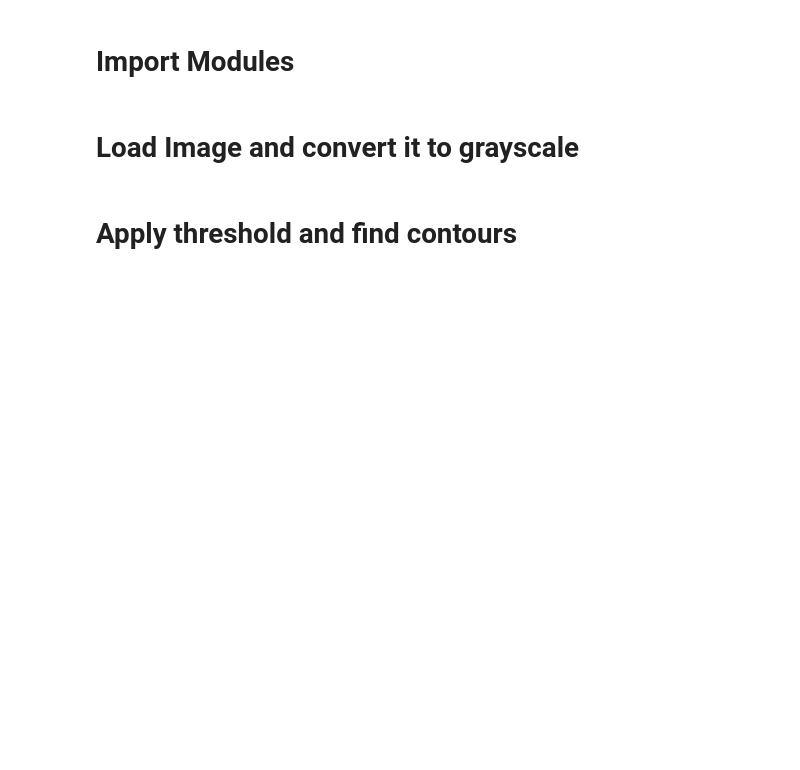
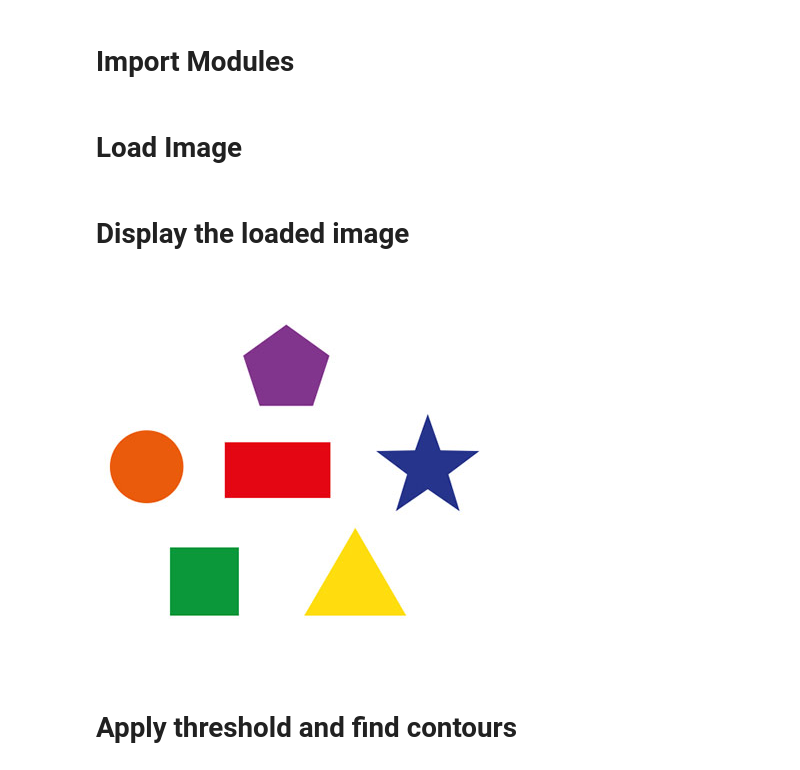
Before and after one commit to geekquad/Pixel-Processing, a Jupyter notebook: ShapeDetection/shape_detector.ipynb, the cells around one changed output. Saved outputs shown, nothing was run; the diff lists cells and outputs as text; code cells hidden in the pictures; blank space fills up the shorter version.

```diff
--- a/ShapeDetection/shape_detector.ipynb
+++ b/ShapeDetection/shape_detector.ipynb
@@ -5,7 +5,7 @@ import numpy as np
 import cv2
 from google.colab.patches import cv2_imshow
 # %% [markdown]
-# Load Image and convert it to grayscale
+# Load Image
 # %%
 # Image is loaded using cv2.imread() method.
 '''
@@ -14,8 +14,13 @@ Parameters:
   path - string representing the path of the image to be read.
   flag - specifies the way, image should be read.
 '''
-img=cv2.imread("different_shapes.jpg")
-image=cv2.cvtColor(img,cv2.COLOR_BGR2GRAY)
+img=cv2.imread("input.jpg")
+# %% [markdown]
+# Display the loaded image
+# %%
+cv2_imshow(img)
+# %% [output]
+[figure, added]
 # %% [markdown]
 # Apply threshold and find contours
 # %%
```
Also changed, not shown: parts of 2 cells of this notebook.
